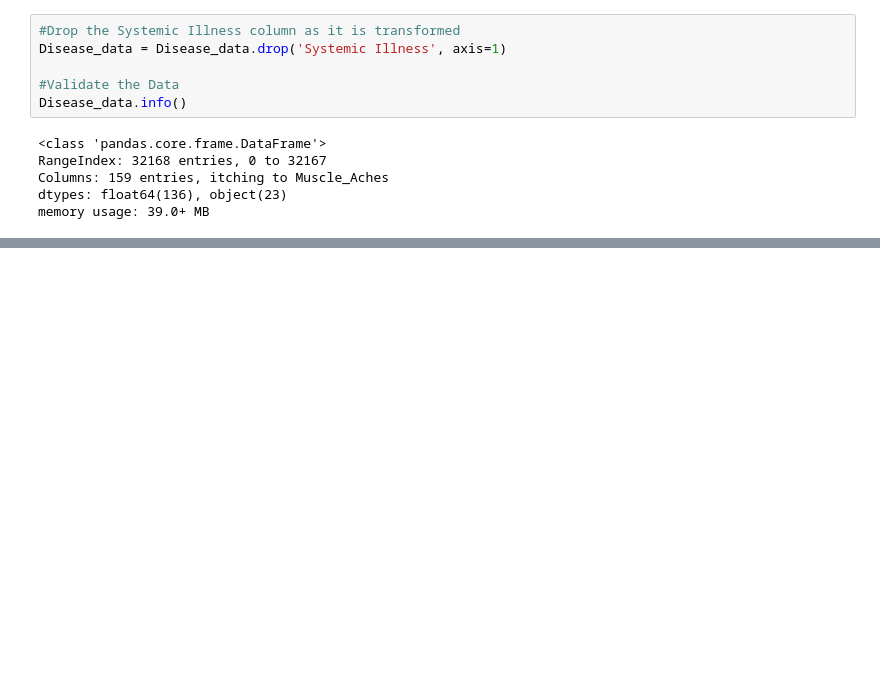
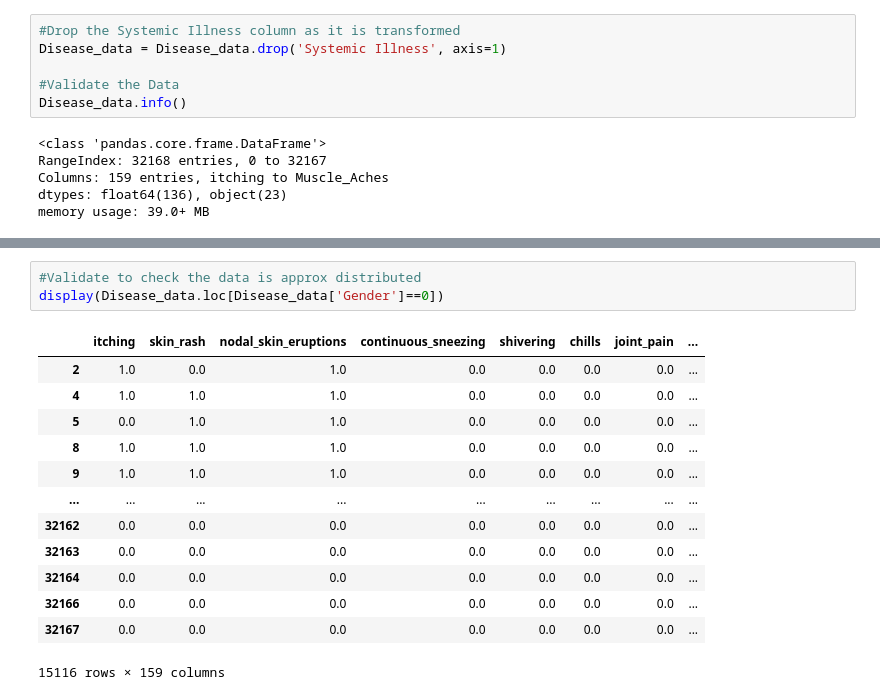
Before and after one commit to RAJESHVELAMALA/project2, a Jupyter notebook: preprocess.ipynb, the cells around one changed output, grey strips where cells are left out. Saved outputs shown, nothing was run; the diff lists cells and outputs as text; blank space fills up the shorter version.

Commit message:
Latest checkin after the preprocessing steps

```diff
--- a/preprocess.ipynb
+++ b/preprocess.ipynb
@@ -318,0 +347,17 @@ Disease_data.to_csv('./Project_data/Disease_data.csv', index=False)
+# %%
+#Validate to check the data is approx distributed
+display(Disease_data.loc[Disease_data['Gender']==0])
+# %% [output]
+|  | itching | skin_rash | nodal_skin_eruptions | continuous_sneezing | shivering | chills | joint_pain | ... |
+| 2 | 1.0 | 0.0 | 1.0 | 0.0 | 0.0 | 0.0 | 0.0 | ... |
+| 4 | 1.0 | 1.0 | 1.0 | 0.0 | 0.0 | 0.0 | 0.0 | ... |
+| 5 | 0.0 | 1.0 | 1.0 | 0.0 | 0.0 | 0.0 | 0.0 | ... |
+| 8 | 1.0 | 1.0 | 1.0 | 0.0 | 0.0 | 0.0 | 0.0 | ... |
+| 9 | 1.0 | 1.0 | 1.0 | 0.0 | 0.0 | 0.0 | 0.0 | ... |
+| ... | ... | ... | ... | ... | ... | ... | ... | ... |
+| 32162 | 0.0 | 0.0 | 0.0 | 0.0 | 0.0 | 0.0 | 0.0 | ... |
+| 32163 | 0.0 | 0.0 | 0.0 | 0.0 | 0.0 | 0.0 | 0.0 | ... |
+| 32164 | 0.0 | 0.0 | 0.0 | 0.0 | 0.0 | 0.0 | 0.0 | ... |
+| 32166 | 0.0 | 0.0 | 0.0 | 0.0 | 0.0 | 0.0 | 0.0 | ... |
+| 32167 | 0.0 | 0.0 | 0.0 | 0.0 | 0.0 | 0.0 | 0.0 | ... |
+15116 rows × 159 columns
```
Also changed, not shown: parts of 25 cells of this notebook.
